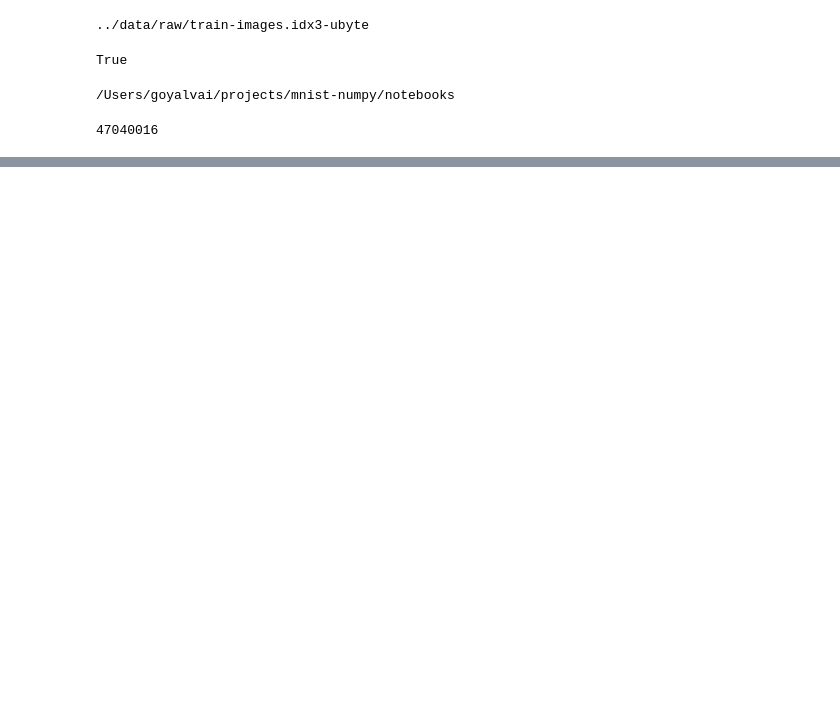
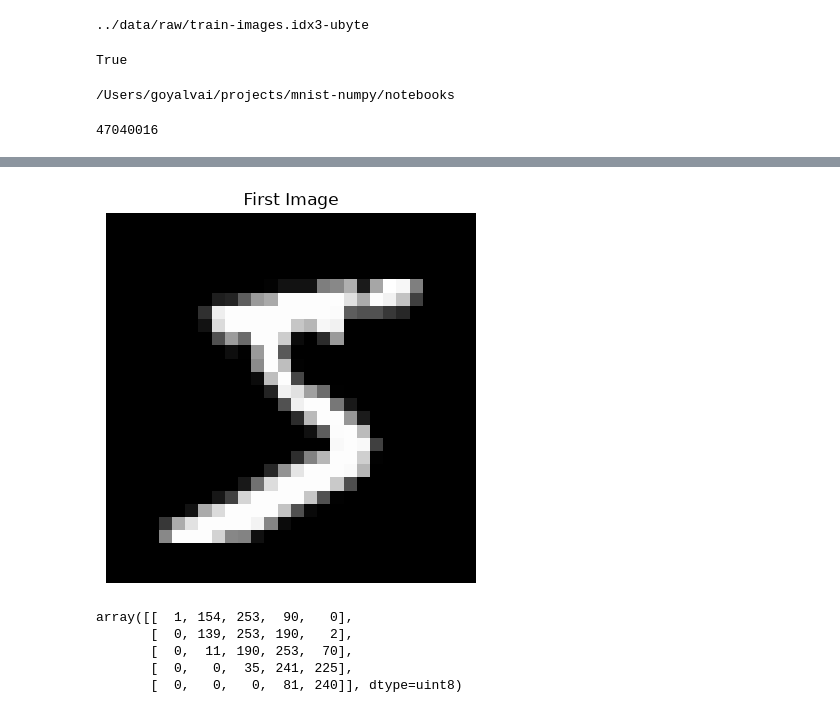
Before and after one commit to vgoyalgomc/mnist-numpy, a Jupyter notebook: notebooks/01_explore_data.ipynb, the cells around one changed output, grey strips where cells are left out. Drawn from its saved outputs; the diff is of its cells as text; code cells hidden in the pictures; blank space fills up the shorter version.

```diff
--- a/notebooks/01_explore_data.ipynb
+++ b/notebooks/01_explore_data.ipynb
@@ -22,0 +93,16 @@ print(train_images_path.stat().st_size)
+# %%
+import matplotlib.pyplot as plt
+plt.imshow(train_images[0], cmap="gray")
+plt.title("First Image")
+plt.axis("off")
+plt.show()
+# %% [output]
+[figure, added]
+# %%
+train_images[0][10:15, 10:15]
+# %% [output]
+array([[  1, 154, 253,  90,   0],
+       [  0, 139, 253, 190,   2],
+       [  0,  11, 190, 253,  70],
+       [  0,   0,  35, 241, 225],
+       [  0,   0,   0,  81, 240]], dtype=uint8)
```
Also changed, not shown: parts of 23 cells of this notebook, 1 other file.
